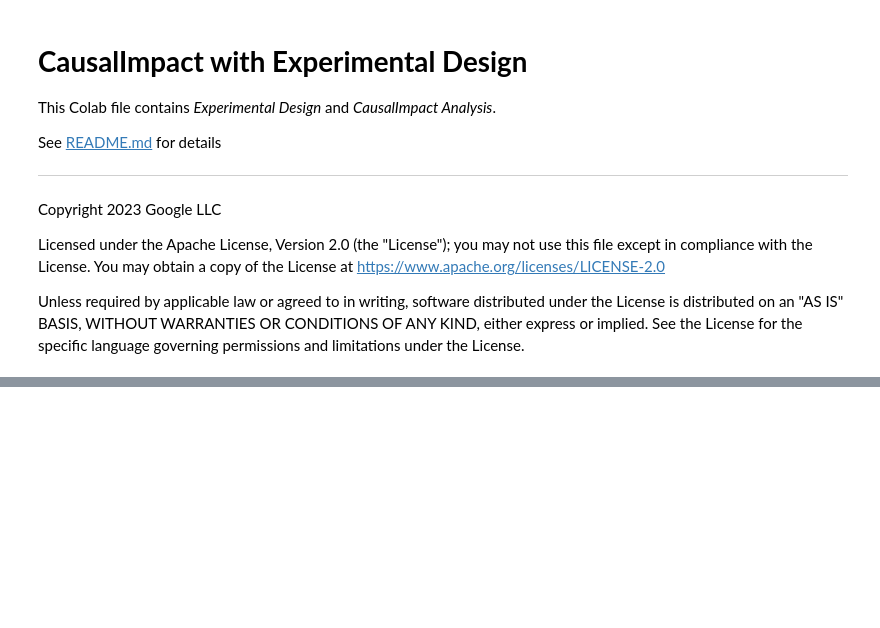
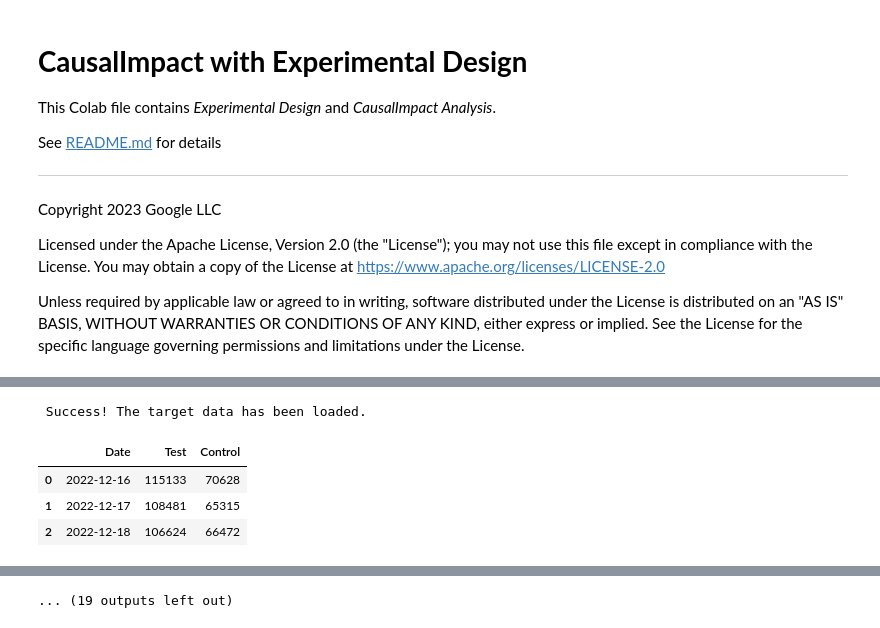
Before and after one commit to google/business_intelligence_group, a Jupyter notebook: solutions/causal-impact/CausalImpact_with_Experimental_Design.ipynb, the cells around one changed output, grey strips where cells are left out. Saved outputs shown, nothing was run; the diff lists cells and outputs as text; code cells hidden in the pictures; blank space fills up the shorter version.

```diff
--- a/solutions/causal-impact/CausalImpact_with_Experimental_Design.ipynb
+++ b/solutions/causal-impact/CausalImpact_with_Experimental_Design.ipynb
@@ -1104,0 +1042,43 @@ design.plot()
+# %%
+# @title Step.2
+case_1.load_data()
+case_1.format_data()
+
+if case_1.purpose_selection.selected_index == 0:
+  case_1.ci_objs = []
+  try:
+    case_1.ci_obj = case_1.create_causalimpact_object(
+        case_1.df_shaped,
+        case_1.date_col.value,
+        case_1.pre_period_start.value,
+        case_1.pre_period_end.value,
+        case_1.post_period_start.value,
+        case_1.post_period_end.value,
+    )
+    case_1.ci_objs.append(case_1.ci_obj)
+    success_text(
+        '\nSuccess! CausalImpact has been performed. Check the results in the'
+        ' next cell.'
+    )
+  except Exception as e:
+    failure_text('\n\nFailure!!')
+    print('Error: {}'.format(e))
+    print('Please check the following:')
+    print('* Duration of experiment (pre and post).')
+    failure_text('▲▲▲▲▲▲\n\n')
+    raise Exception('Please check Failure')
+
+elif (
+    case_1.purpose_selection.selected_index == 1
+    and case_1.design_type.selected_index == 0
+):
+  case_1.n_part_split()
+  case_1.reconstitute_dataframe()
+
+elif (
+    case_1.purpose_selection.selected_index == 1
+    and case_1.design_type.selected_index == 1
+):
+  case_1.find_similar()
+  case_1.reconstitute_dataframe()
+# %% [output]
@@ -1104,0 +1087,5 @@ design.plot()
+ Success! The target data has been loaded.
+|  | Date | Test | Control |
+| 0 | 2022-12-16 | 115133 | 70628 |
+| 1 | 2022-12-17 | 108481 | 65315 |
+| 2 | 2022-12-18 | 106624 | 66472 |
@@ -1104,0 +1100 @@ design.plot()
+... (19 outputs left out)
```
Also changed, not shown: parts of 11 cells of this notebook.
